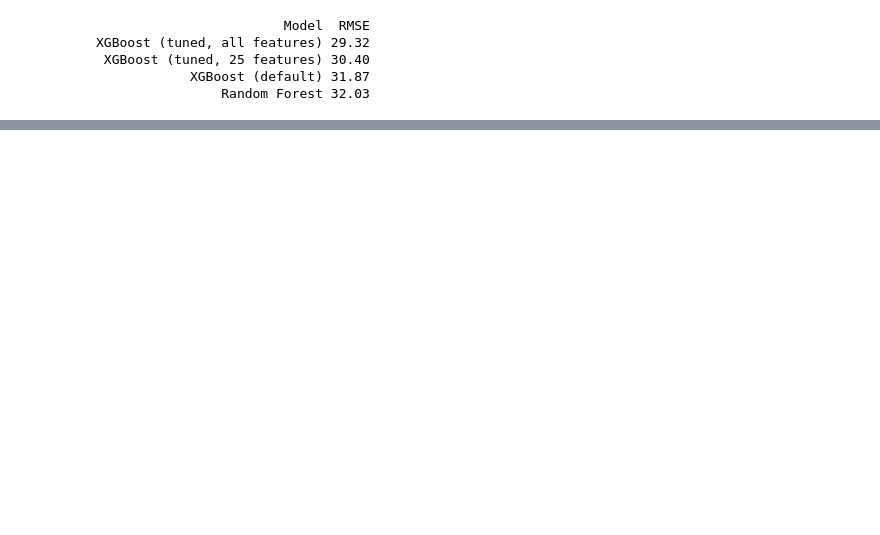
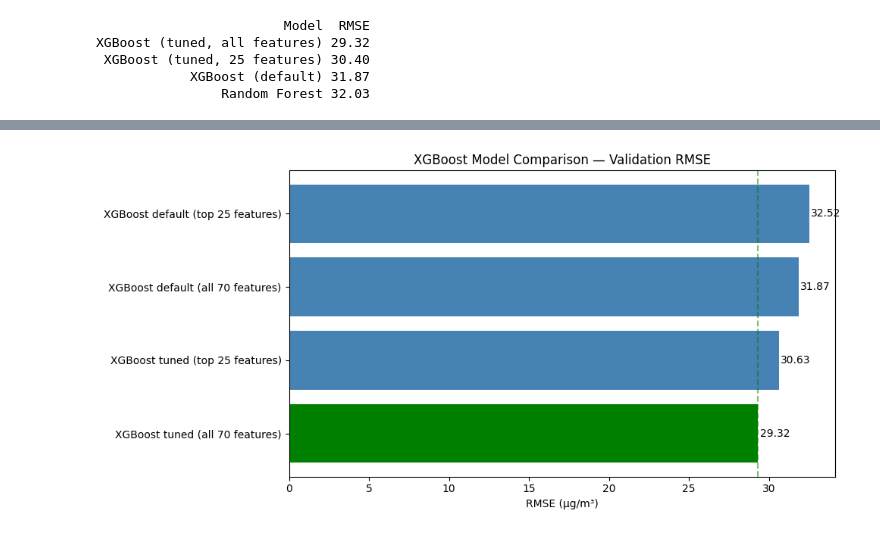
Before and after one commit to flyingpinguu/air_pollution_mlproject, a Jupyter notebook: XGBoost.ipynb, the cells around one changed output, grey strips where cells are left out. Cells and saved outputs as stored; diff of their text form; code cells hidden in the pictures; blank space fills up the shorter version.

```diff
--- a/XGBoost.ipynb
+++ b/XGBoost.ipynb
@@ -199,0 +252,30 @@ XGBoost (tuned, all features) 29.32
+# %%
+xgb_results = pd.DataFrame({
+    'Model': [
+        'XGBoost default (all 70 features)',
+        'XGBoost default (top 25 features)',
+        'XGBoost tuned (all 70 features)',
+        'XGBoost tuned (top 25 features)'
+    ],
+    'RMSE': [
+        31.87,
+        32.52,
+        29.32,
+        30.63
+    ]
+})
+
+xgb_results = xgb_results.sort_values('RMSE').reset_index(drop=True)
+
+plt.figure(figsize=(10, 5))
+colors = ['green' if r == xgb_results['RMSE'].min() else 'steelblue' for r in xgb_results['RMSE']]
+plt.barh(xgb_results['Model'], xgb_results['RMSE'], color=colors)
+plt.xlabel('RMSE (µg/m³)')
+plt.title('XGBoost Model Comparison — Validation RMSE')
+plt.axvline(x=xgb_results['RMSE'].min(), color='green', linestyle='--', alpha=0.5)
+for i, v in enumerate(xgb_results['RMSE']):
+    plt.text(v + 0.1, i, f'{v:.2f}', va='center')
+plt.tight_layout()
+plt.show()
+# %% [output]
+[figure, added]
```
Also changed, not shown: parts of 6 cells of this notebook, 1 other file.
